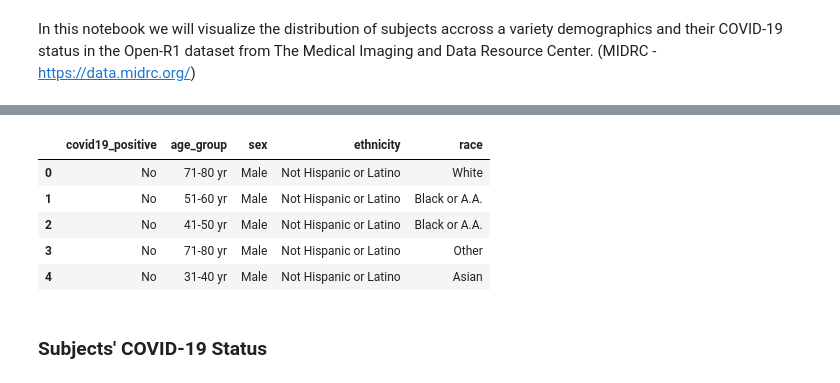
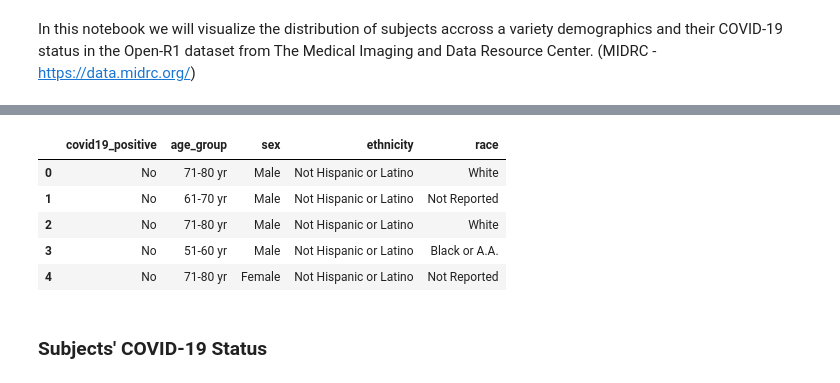
Before and after one commit to uc-cdis/containers, a Jupyter notebook: BRH-notebooks/combined_demos/MIDRC_Clinical_Data.ipynb, the cells around one changed output, grey strips where cells are left out. Cells and saved outputs as stored; diff of their text form; code cells hidden in the pictures.

```diff
--- a/BRH-notebooks/combined_demos/MIDRC_Clinical_Data.ipynb
+++ b/BRH-notebooks/combined_demos/MIDRC_Clinical_Data.ipynb
@@ -78,20 +111,21 @@ def percent_representation(df, demographic_type, demographics):
-# %%
-df = pd.read_csv('MIDRC_Open_R1_case.tsv', sep='\t')
-df['zip'] = df['zip'].astype(str)
-df['age_group'] = age_group(df['age_at_index'])
-
-df.loc[df.race == 'Native Hawaiian or other Pacific Islander', 'race'] = 'Pacific Islander'
-df.loc[df.race == 'American Indian or Alaskan Native', 'race'] = 'American Indian'
-df.loc[df.race == 'Black or African American', 'race'] = 'Black or A.A.'
-df = df[['covid19_positive', 'age_group', 'sex', 'ethnicity', 'race']]
-df.head()
-# %% [output]
-|  | covid19_positive | age_group | sex | ethnicity | race |
-| 0 | No | 71-80 yr | Male | Not Hispanic or Latino | White |
-| 1 | No | 51-60 yr | Male | Not Hispanic or Latino | Black or A.A. |
-| 2 | No | 41-50 yr | Male | Not Hispanic or Latino | Black or A.A. |
-| 3 | No | 71-80 yr | Male | Not Hispanic or Latino | Other |
-| 4 | No | 31-40 yr | Male | Not Hispanic or Latino | Asian |
+# %%
+cases = sub.export_node(program='Open',project='R1',node_type='case',fileformat='tsv')
+df = pd.read_csv(StringIO(cases), sep='\t', header=0)
+df['zip'] = df['zip'].astype(str)
+df['age_group'] = age_group(df['age_at_index'])
+
+df.loc[df.race == 'Native Hawaiian or other Pacific Islander', 'race'] = 'Pacific Islander'
+df.loc[df.race == 'American Indian or Alaskan Native', 'race'] = 'American Indian'
+df.loc[df.race == 'Black or African American', 'race'] = 'Black or A.A.'
+df = df[['covid19_positive', 'age_group', 'sex', 'ethnicity', 'race']]
+df.head()
+# %% [output]
+|  | covid19_positive | age_group | sex | ethnicity | race |
+| 0 | No | 71-80 yr | Male | Not Hispanic or Latino | White |
+| 1 | No | 61-70 yr | Male | Not Hispanic or Latino | Not Reported |
+| 2 | No | 71-80 yr | Male | Not Hispanic or Latino | White |
+| 3 | No | 51-60 yr | Male | Not Hispanic or Latino | Black or A.A. |
+| 4 | No | 71-80 yr | Female | Not Hispanic or Latino | Not Reported |
 # %% [markdown]
 ### Subjects' COVID-19 Status
 # %% [markdown]
```
Also changed, not shown: parts of 12 cells of this notebook, 1 other file.
